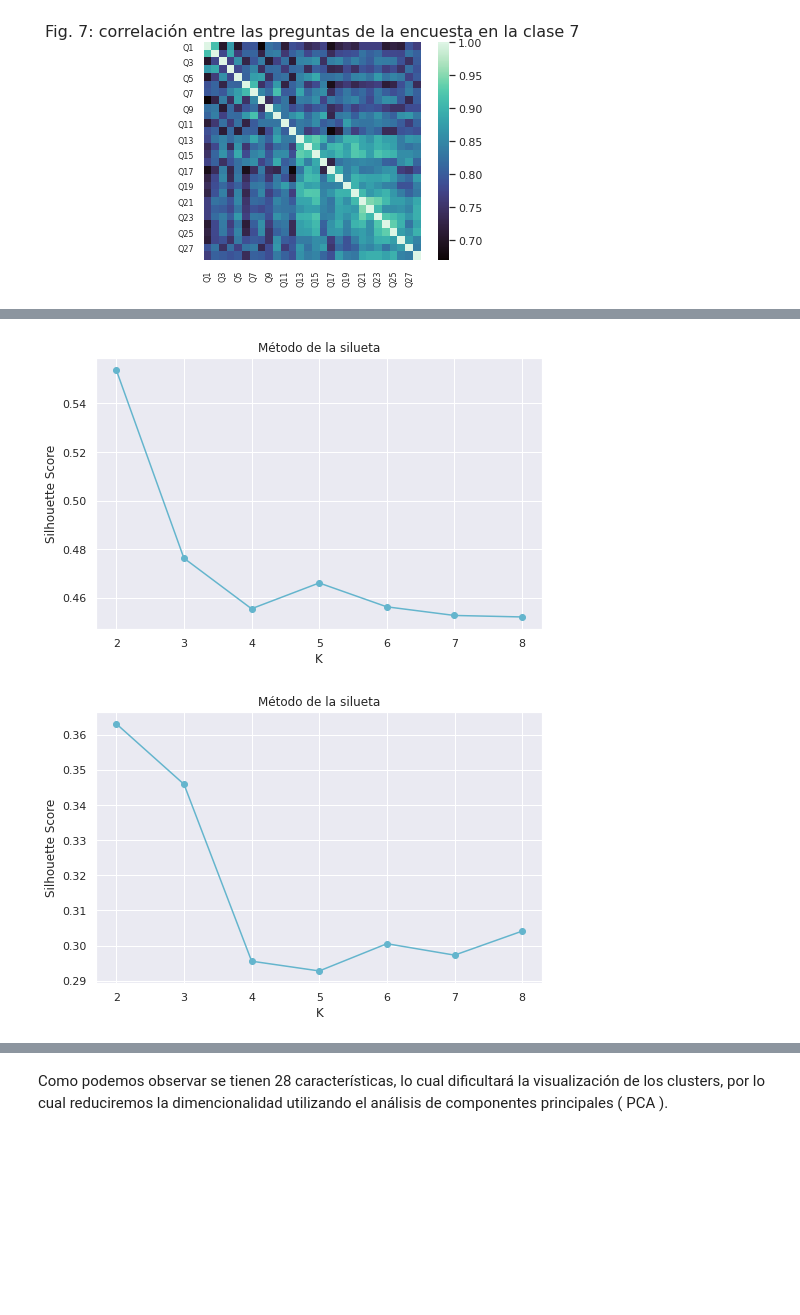
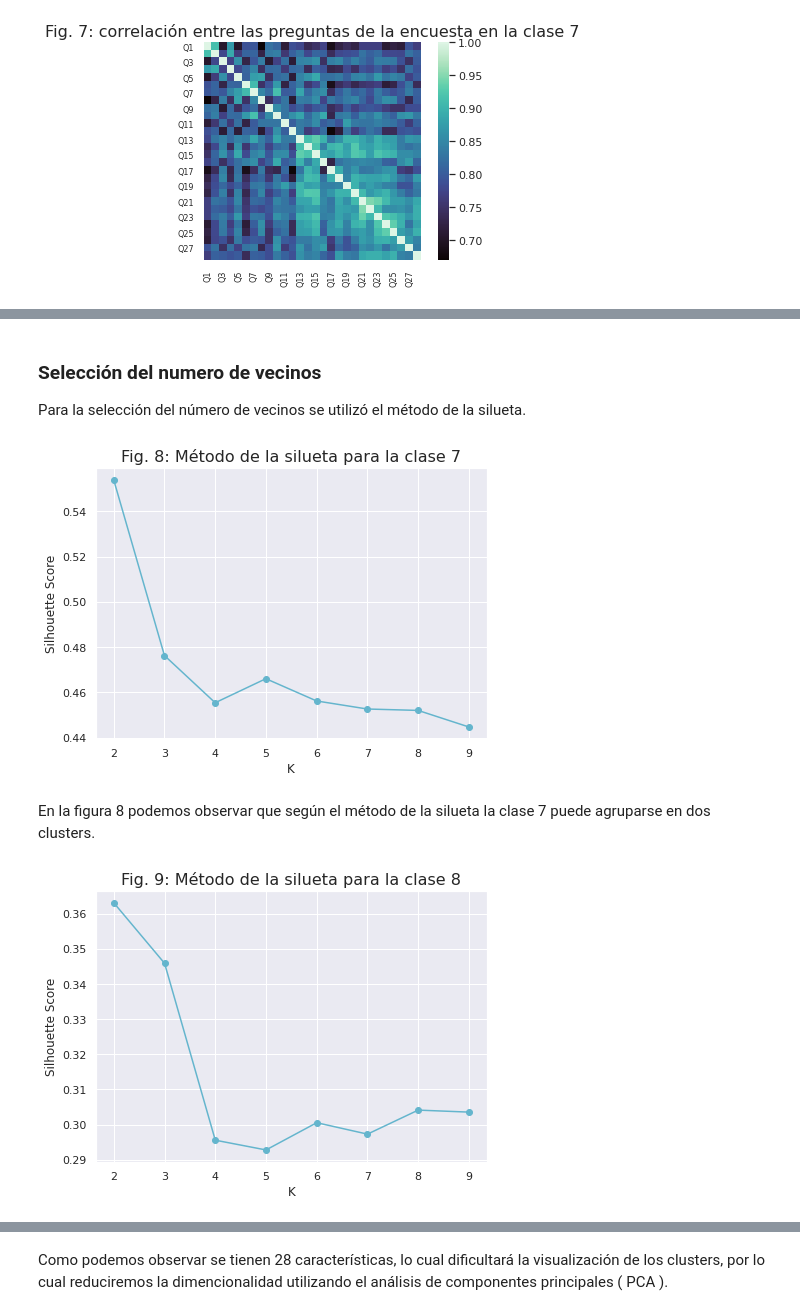
Before and after one commit to SarahLares/Clustering_on_Survery, a Jupyter notebook: Tarea_3_Clustering.ipynb, the cells around one changed output, grey strips where cells are left out. Saved outputs shown, nothing was run; the diff lists cells and outputs as text; code cells hidden in the pictures; blank space fills up the shorter version.

```diff
--- a/Tarea_3_Clustering.ipynb
+++ b/Tarea_3_Clustering.ipynb
@@ -197,44 +205,47 @@ ss = StandardScaler()
 X_7 = ss.fit_transform(df_C7)
 X_8 = ss.fit_transform(df_C8)
 X_11 = ss.fit_transform(df_C11)
+# %% [markdown]
+### Selección del numero de vecinos
+
+Para la selección del número de vecinos se utilizó el método de la silueta.
 # %%
 from sklearn.cluster import KMeans
 from sklearn.metrics import silhouette_score
 # %%
-dis_11 = []
 sil_11 = []
-dis_7 = []
 sil_7 = []
-dis_8 = []
 sil_8 = []
-for i in range(2,9):
+for i in range(2,10):
+
   model_11 = KMeans(n_clusters= i, random_state=2)
   model_11.fit(X_11)
-  dis_11.append(model_11.inertia_)
   sil_11.append(silhouette_score(X_11, model_11.fit_predict(X_11)))
+
   model_7 = KMeans(n_clusters= i, random_state=3)
   model_7.fit(X_7)
-  dis_7.append(model_7.inertia_)
   sil_7.append(silhouette_score(X_7, model_7.fit_predict(X_7)))
+
   model_8 = KMeans(n_clusters= i, random_state=3)
   model_8.fit(X_8)
-  dis_8.append(model_8.inertia_)
   sil_8.append(silhouette_score(X_8, model_8.fit_predict(X_8)))
 # %%
-plt.figure(figsize=(8,5))
-plt.plot(np.linspace(2,8,7),sil_7,'co-')
+plt.figure(figsize=(7,5))
+plt.plot(np.linspace(2,9,8),sil_7,'co-')
 plt.xlabel ('K')
 plt.ylabel ('Silhouette Score')
-plt.title('Método de la silueta')
+plt.title('Fig. 8: Método de la silueta para la clase 7',fontsize=16)
 plt.show()
 # %% [output]
-[figure, old version]
+[figure, new version]
+# %% [markdown]
+En la figura 8 podemos observar que según el método de la silueta la clase 7 puede agruparse en dos clusters.
 # %%
-plt.figure(figsize=(8,5))
-plt.plot(np.linspace(2,8,7),sil_8,'co-')
+plt.figure(figsize=(7,5))
+plt.plot(np.linspace(2,9,8),sil_8,'co-')
 plt.xlabel ('K')
 plt.ylabel ('Silhouette Score')
-plt.title('Método de la silueta')
+plt.title('Fig. 9: Método de la silueta para la clase 8',fontsize=16)
 plt.show()
 # %% [output]
-[figure, old version]
+[figure, new version]
```
Also changed, not shown: parts of 15 cells of this notebook.
